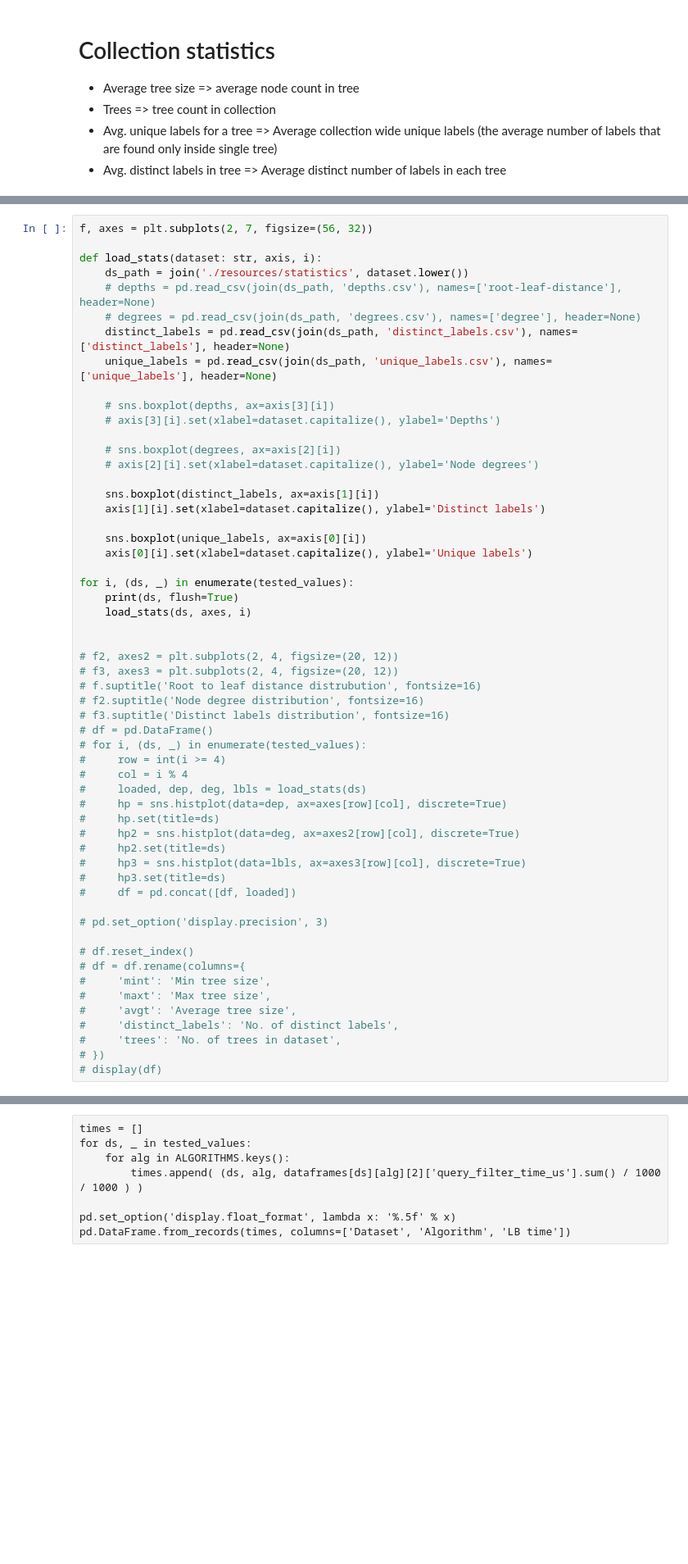
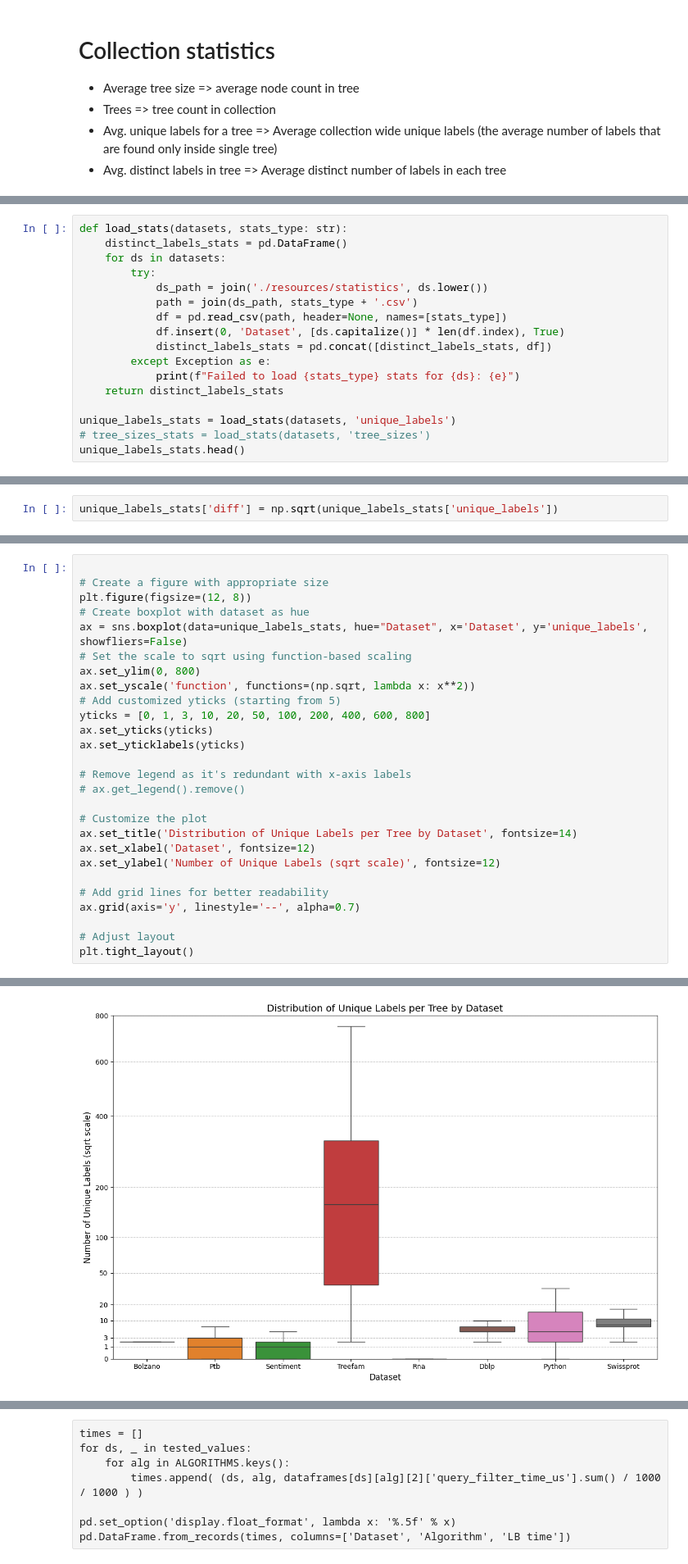
Before and after one commit to LukMRVC/tree-statistics, a Jupyter notebook: TED-viz.ipynb, the cells around one changed output, grey strips where cells are left out. Shown at 82% size. Cells and saved outputs as stored; diff of their text form; blank space fills up the shorter version.

Commit message:
Datasets info and dividing

```diff
--- a/TED-viz.ipynb
+++ b/TED-viz.ipynb
@@ -150,0 +174,17 @@ NameError: name 'df' is not defined
+# %%
+def load_stats(datasets, stats_type: str):
+    distinct_labels_stats = pd.DataFrame()
+    for ds in datasets:
+        try:
+            ds_path = join('./resources/statistics', ds.lower())
+            path = join(ds_path, stats_type + '.csv')
+            df = pd.read_csv(path, header=None, names=[stats_type])
+            df.insert(0, 'Dataset', [ds.capitalize()] * len(df.index), True)
+            distinct_labels_stats = pd.concat([distinct_labels_stats, df])
+        except Exception as e:
+            print(f"Failed to load {stats_type} stats for {ds}: {e}")
+    return distinct_labels_stats
+
+unique_labels_stats = load_stats(datasets, 'unique_labels')
+# tree_sizes_stats = load_stats(datasets, 'tree_sizes')
+unique_labels_stats.head()
@@ -150,0 +198,2 @@ NameError: name 'df' is not defined
+# %%
+unique_labels_stats['diff'] = np.sqrt(unique_labels_stats['unique_labels'])
@@ -151,57 +218,28 @@ NameError: name 'df' is not defined
 # %%
-f, axes = plt.subplots(2, 7, figsize=(56, 32))
 
-def load_stats(dataset: str, axis, i):
-    ds_path = join('./resources/statistics', dataset.lower())
-    # depths = pd.read_csv(join(ds_path, 'depths.csv'), names=['root-leaf-distance'], header=None)
-    # degrees = pd.read_csv(join(ds_path, 'degrees.csv'), names=['degree'], header=None)
-    distinct_labels = pd.read_csv(join(ds_path, 'distinct_labels.csv'), names=['distinct_labels'], header=None)
-    unique_labels = pd.read_csv(join(ds_path, 'unique_labels.csv'), names=['unique_labels'], header=None)
+# Create a figure with appropriate size
+plt.figure(figsize=(12, 8))
+# Create boxplot with dataset as hue
+ax = sns.boxplot(data=unique_labels_stats, hue="Dataset", x='Dataset', y='unique_labels', showfliers=False)
+# Set the scale to sqrt using function-based scaling
+ax.set_ylim(0, 800)
+ax.set_yscale('function', functions=(np.sqrt, lambda x: x**2))
+# Add customized yticks (starting from 5)
+yticks = [0, 1, 3, 10, 20, 50, 100, 200, 400, 600, 800]
+ax.set_yticks(yticks)
+ax.set_yticklabels(yticks)
 
-    # sns.boxplot(depths, ax=axis[3][i])
-    # axis[3][i].set(xlabel=dataset.capitalize(), ylabel='Depths')
+# Remove legend as it's redundant with x-axis labels
+# ax.get_legend().remove()
 
-    # sns.boxplot(degrees, ax=axis[2][i])
-    # axis[2][i].set(xlabel=dataset.capitalize(), ylabel='Node degrees')
+# Customize the plot
+ax.set_title('Distribution of Unique Labels per Tree by Dataset', fontsize=14)
+ax.set_xlabel('Dataset', fontsize=12)
+ax.set_ylabel('Number of Unique Labels (sqrt scale)', fontsize=12)
 
-    sns.boxplot(distinct_labels, ax=axis[1][i])
-    axis[1][i].set(xlabel=dataset.capitalize(), ylabel='Distinct labels')
+# Add grid lines for better readability
+ax.grid(axis='y', linestyle='--', alpha=0.7)
 
-    sns.boxplot(unique_labels, ax=axis[0][i])
-    axis[0][i].set(xlabel=dataset.capitalize(), ylabel='Unique labels')
-
-for i, (ds, _) in enumerate(tested_values):
-    print(ds, flush=True)
-    load_stats(ds, axes, i)
-
-
-# f2, axes2 = plt.subplots(2, 4, figsize=(20, 12))
-# f3, axes3 = plt.subplots(2, 4, figsize=(20, 12))
-# f.suptitle('Root to leaf distance distrubution', fontsize=16)
-# f2.suptitle('Node degree distribution', fontsize=16)
-# f3.suptitle('Distinct labels distribution', fontsize=16)
-# df = pd.DataFrame()
-# for i, (ds, _) in enumerate(tested_values):
-#     row = int(i >= 4)
-#     col = i % 4
-#     loaded, dep, deg, lbls = load_stats(ds)
-#     hp = sns.histplot(data=dep, ax=axes[row][col], discrete=True)
-#     hp.set(title=ds)
-#     hp2 = sns.histplot(data=deg, ax=axes2[row][col], discrete=True)
-#     hp2.set(title=ds)
-#     hp3 = sns.histplot(data=lbls, ax=axes3[row][col], discrete=True)
-#     hp3.set(title=ds)
-#     df = pd.concat([df, loaded])
-
-# pd.set_option('display.precision', 3)
-
-# df.reset_index()
-# df = df.rename(columns={
-#     'mint': 'Min tree size',
-#     'maxt': 'Max tree size',
-#     'avgt': 'Average tree size',
-#     'distinct_labels': 'No. of distinct labels',
-#     'trees': 'No. of trees in dataset',
-# })
-# display(df)
+# Adjust layout
+plt.tight_layout()
 # %% [output]
@@ -208,0 +246 @@ NameError: name 'plt' is not defined
+[figure, added]
```
Also changed, not shown: parts of 12 cells of this notebook, 5 other files.
